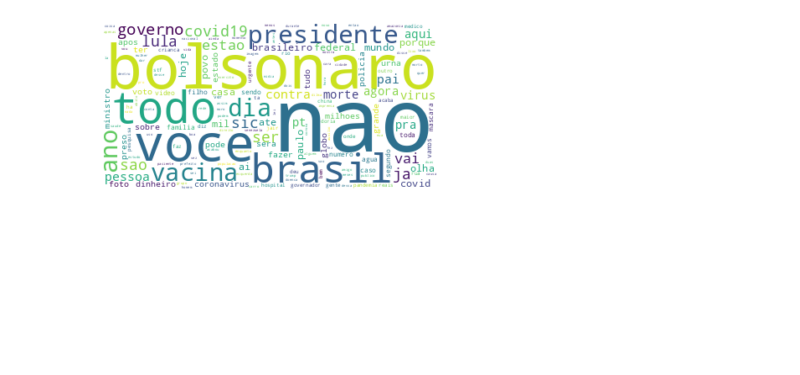
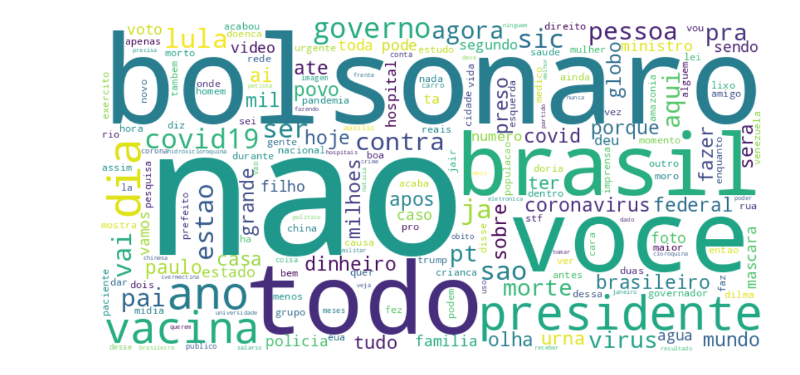
Before and after one commit to prbpedro/tcc_puc, a Jupyter notebook: src/fake_news/pre_processing_fake_news.ipynb, the cells around one changed output. Cells and saved outputs as stored; diff of their text form; code cells hidden in the pictures; blank space fills up the shorter version.

```diff
--- a/src/fake_news/pre_processing_fake_news.ipynb
+++ b/src/fake_news/pre_processing_fake_news.ipynb
@@ -80,35 +80,35 @@ stopws = stopwords.words('portuguese')
 
 df['1'] = df['1'].map(remove_quebra_linha).map(remove_tabulacao).map(remove_multiplos_espacos).map(remove_nao_citacao).map(get_between_markers).map(remove_little).map(remove_pontuacao)
 
 df.replace('FALSO', '', inplace=True)
 
 df['1'] = df['1'].str.lower()
 
 df['1'] = df['1'].str.normalize('NFKD').str.encode('ascii', errors='ignore').str.decode('utf-8')
 
 df['1'] = df['1'].apply(lambda x: ' '.join([word for word in x.split() if word not in (stopws)]))
 
 df['1'] = df['1'].str.strip()
 
 df.replace('', None, inplace=True)
 
 df.drop_duplicates(subset='1', keep='last', inplace=True)
 df.dropna(inplace=True)
 df['1'] = df['1'].str.lower()
 
 df['1'] = df['1'].str.normalize('NFKD').str.encode('ascii', errors='ignore').str.decode('utf-8')
 
 words = " ".join(df['1'])
-word_cloud = WordCloud(collocations = False, background_color = 'white').generate(words)
+word_cloud = WordCloud(width=800, height=400, collocations = False, background_color = 'white').generate(words)
+plt.figure( figsize=(20,10) )
 plt.imshow(word_cloud, interpolation='bilinear')
 plt.axis("off")
 plt.show()
 
 words = list(dict.fromkeys(" ".join(df['1']).split(" ")))
 
+df['1'] = df['1'].apply(lambda x: ' '.join([stemmer.stem(y) for y in x.split(' ')]))
 
-# df['1'] = df['1'].apply(lambda x: ' '.join([stemmer.stem(y) for y in x.split(' ')]))
-
-# df.to_csv('generated/results_get_fake_built.csv', index=False)
+df.to_csv('generated/results_get_fake_built.csv', index=False)
 # %% [output]
-[figure, old version]
+[figure, new version]
```
Also changed, not shown: 2 other files.
